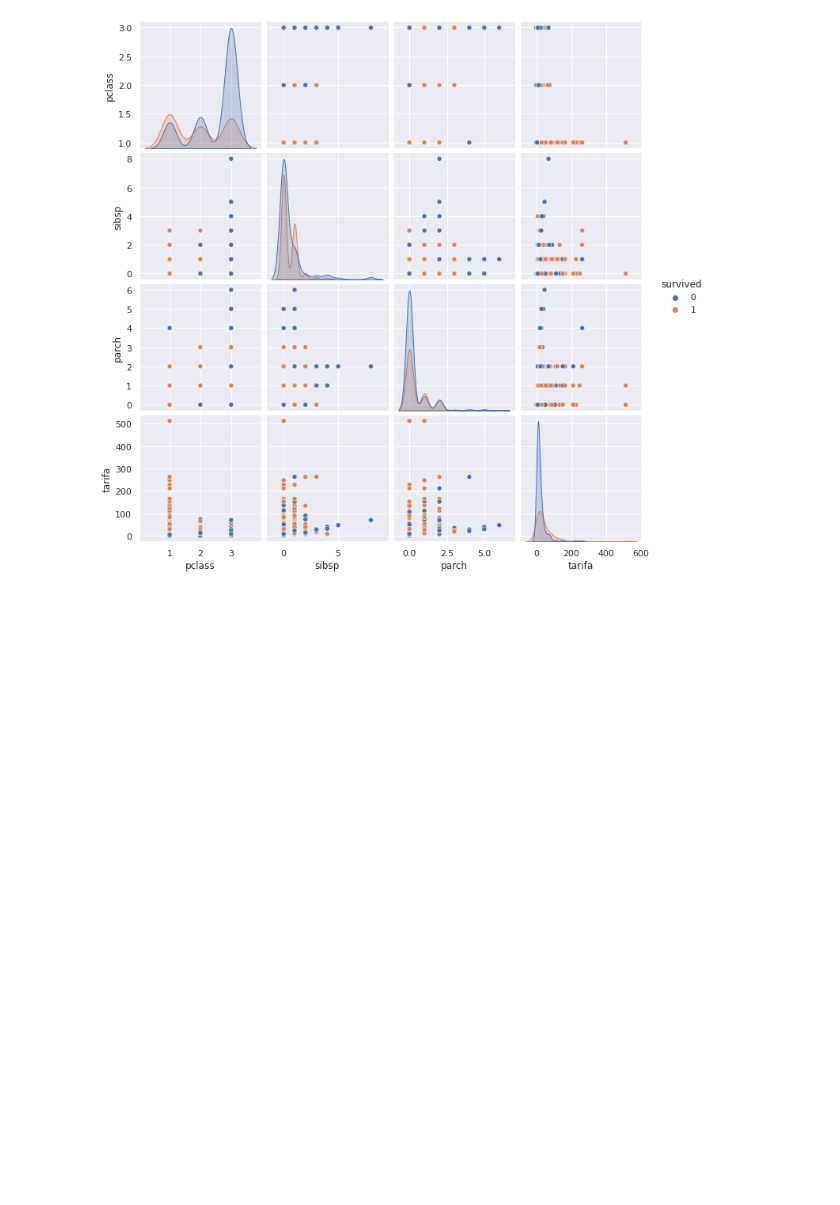
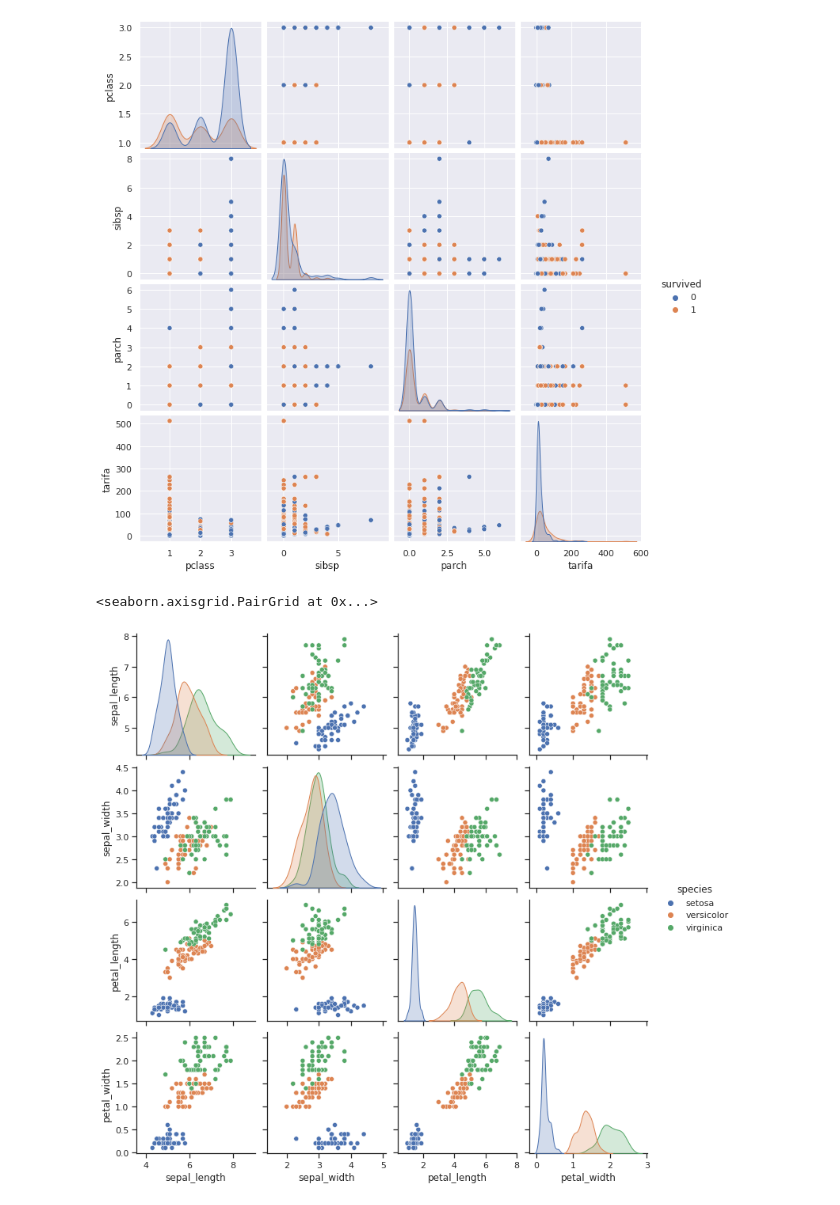
Before and after one commit to Danilo0221/08MBID_Visualizacion, a Jupyter notebook: Actividad_Guiada3.ipynb, the cells around one changed output. Drawn from its saved outputs; the diff is of its cells as text; code cells hidden in the pictures; blank space fills up the shorter version.

```diff
--- a/Actividad_Guiada3.ipynb
+++ b/Actividad_Guiada3.ipynb
@@ -150,3 +150,13 @@ sns.pairplot(titanic_num, hue="survived")
 plt.show()
 # %% [output]
 [figure]
+# %%
+#Establece el estilo estético de las tramas
+sns.set(style="ticks")
+#Carga el data set
+df = sns.load_dataset("iris")
+#matriz de diagramas de dispersion
+sns.pairplot(df, hue="species")
+# %% [output]
+<seaborn.axisgrid.PairGrid at 0x...>
+[figure, added]
```
Also changed, not shown: parts of 2 cells of this notebook.
